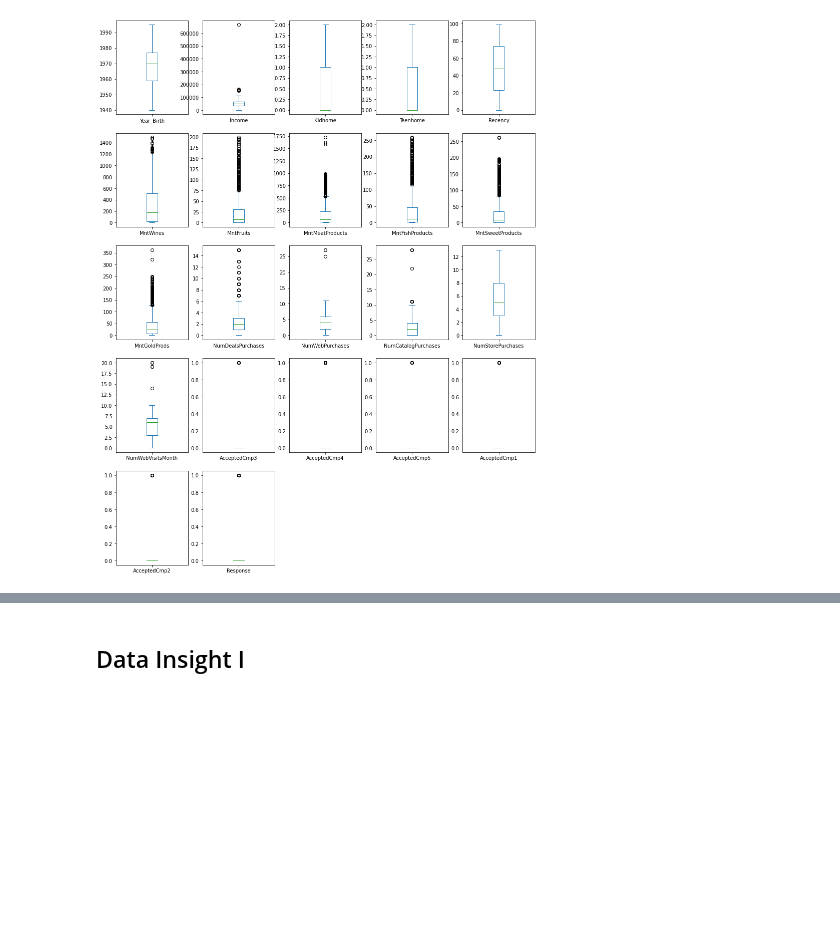
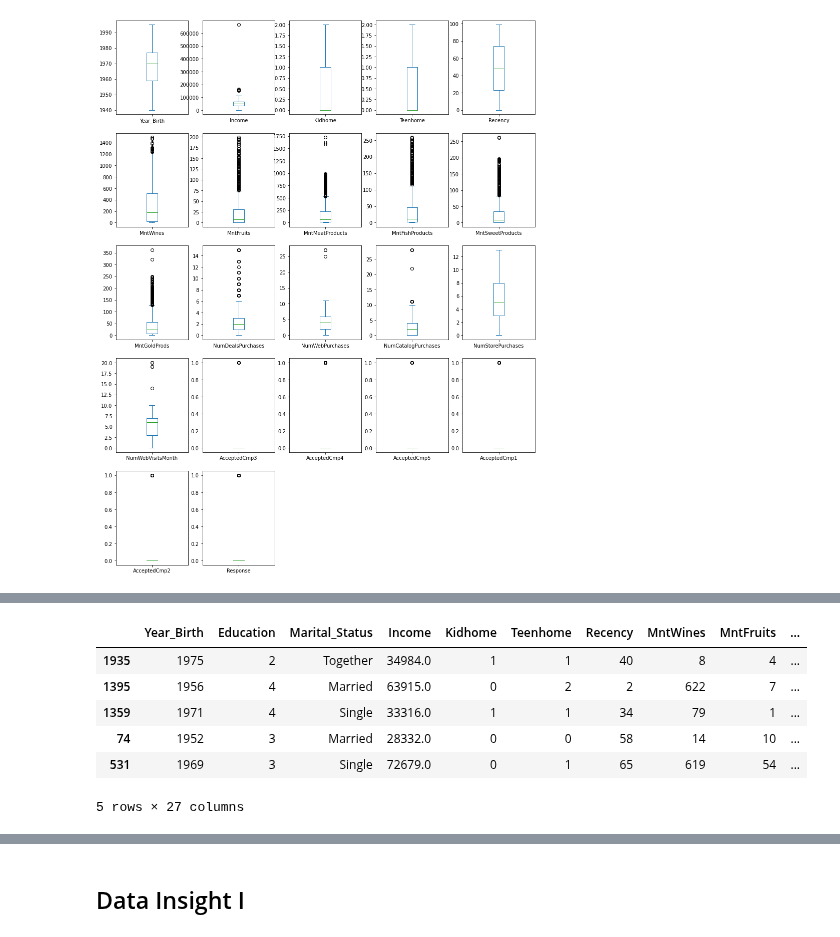
Before and after one commit to clarentcelsia/Analytics, a Jupyter notebook: marketing_campaign.ipynb, the cells around one changed output, grey strips where cells are left out. Saved outputs shown, nothing was run; the diff lists cells and outputs as text; code cells hidden in the pictures; blank space fills up the shorter version.

```diff
--- a/marketing_campaign.ipynb
+++ b/marketing_campaign.ipynb
@@ -327,0 +383,21 @@ df_test = df_test[(df_test.Year_Birth > 1900)]
+# %%
+df_train_encode = df_train_encode.assign(Dt_Customer_Year=df_train_encode.Dt_Customer.dt.year, Dt_Customer_Month=df_train_encode.Dt_Customer.dt.month,
+                       Dt_Customer_Date=df_train_encode.Dt_Customer.dt.day)
+df_test_encode = df_test_encode.assign(Dt_Customer_Year=df_test_encode.Dt_Customer.dt.year, Dt_Customer_Month=df_test_encode.Dt_Customer.dt.month,
+                       Dt_Customer_Date=df_test_encode.Dt_Customer.dt.day)
+df_valid_encode = df_valid_encode.assign(Dt_Customer_Year=df_valid_encode.Dt_Customer.dt.year, Dt_Customer_Month=df_valid_encode.Dt_Customer.dt.month,
+                       Dt_Customer_Date=df_valid_encode.Dt_Customer.dt.day)
+# %%
+df_train_encode = df_train_encode.drop(columns=['Dt_Customer'], axis=1, inplace=False)
+df_test_encode = df_test_encode.drop(columns=['Dt_Customer'], axis=1, inplace=False)
+df_valid_encode = df_valid_encode.drop(columns=['Dt_Customer'], axis=1, inplace=False)
+# %%
+df_train_encode.head()
+# %% [output]
+|  | Year_Birth | Education | Marital_Status | Income | Kidhome | Teenhome | Recency | MntWines | MntFruits | ... |
+| 1935 | 1975 | 2 | Together | 34984.0 | 1 | 1 | 40 | 8 | 4 | ... |
+| 1395 | 1956 | 4 | Married | 63915.0 | 0 | 2 | 2 | 622 | 7 | ... |
+| 1359 | 1971 | 4 | Single | 33316.0 | 1 | 1 | 34 | 79 | 1 | ... |
+| 74 | 1952 | 3 | Married | 28332.0 | 0 | 0 | 58 | 14 | 10 | ... |
+| 531 | 1969 | 3 | Single | 72679.0 | 0 | 1 | 65 | 619 | 54 | ... |
+5 rows × 27 columns
```
Also changed, not shown: parts of 27 cells of this notebook.
